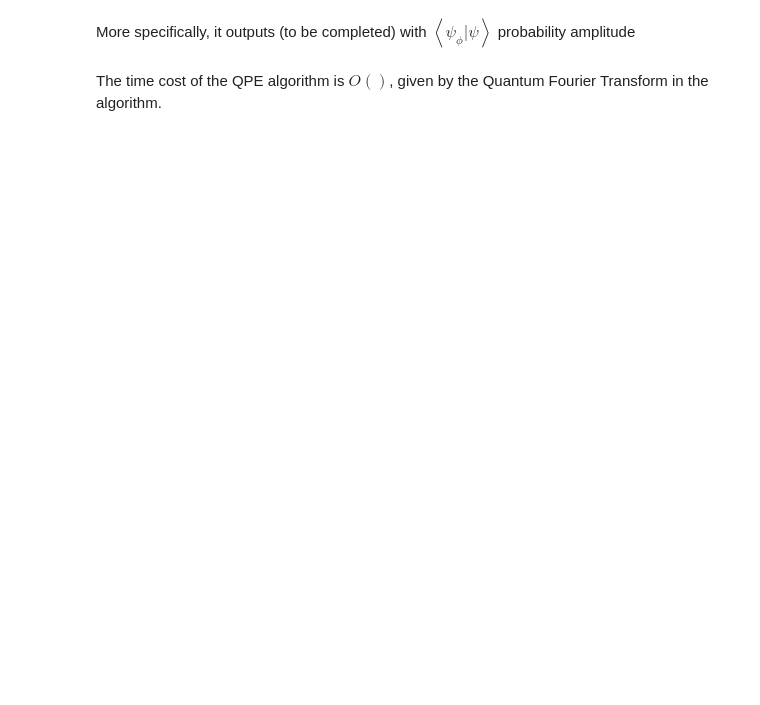
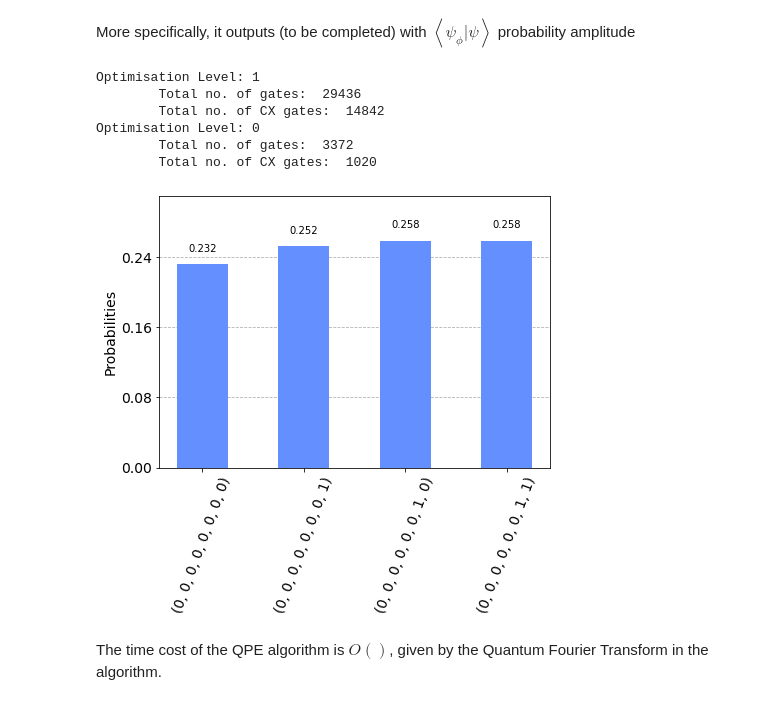
Before and after one commit to girogio/qalypso_2022_hackathon, a Jupyter notebook: Shor's Algorithm on Tket.ipynb, the cells around one changed output. Cells and saved outputs as stored; diff of their text form; code cells hidden in the pictures; blank space fills up the shorter version.

```diff
--- a/Shor's Algorithm on Tket.ipynb
+++ b/Shor's Algorithm on Tket.ipynb
@@ -362,0 +200,23 @@ $$
+# %%
+def c_amod15(a, power):
+    """Controlled multiplication by a mod 15"""
+    if a not in [2,4,7,8,11,13]:
+        raise ValueError("'a' must be 2,4,7,8,11 or 13")
+    U = Circuit(4, name="%i^%i mod 15" % (a, power))
+    for iteration in range(power):
+        if a in [2,13]:
+            U.SWAP(0,1)
+            U.SWAP(1,2)
+            U.SWAP(2,3)
+        if a in [7,8]:
+            U.SWAP(2,3)
+            U.SWAP(1,2)
+            U.SWAP(0,1)
+        if a in [4, 11]:
+            U.SWAP(1,3)
+            U.SWAP(0,2)
+        if a in [7,11,13]:
+            for q in range(4):
+                U.X(q)
+
+    return  QControlBox(CircBox(U), 1)
@@ -371,4 +284,25 @@ Here is the circuit:
 # %% [markdown]
 More specifically, it outputs (to be completed) with $\left< \psi_{\phi} | \psi \right>$ probability amplitude
+# %%
+b = AerBackend()                            # connect to the backend
+compiled = b.get_compiled_circuit(qc, optimisation_level=1)
+print("Optimisation Level: 1")
+print("\tTotal no. of gates: ", compiled.n_gates)
+print("\tTotal no. of CX gates: ", compiled.n_gates_of_type(OpType.CX))
+compiled = b.get_compiled_circuit(qc, optimisation_level=0)
+print("Optimisation Level: 0")
+print("\tTotal no. of gates: ", compiled.n_gates)
+print("\tTotal no. of CX gates: ", compiled.n_gates_of_type(OpType.CX))
+handle = b.process_circuit(compiled, 500)
+counts = b.get_result(handle).get_counts()
+plot_histogram(counts)
+# %% [output]
+Optimisation Level: 1
+        Total no. of gates:  29436
+        Total no. of CX gates:  14842
+Optimisation Level: 0
+        Total no. of gates:  3372
+        Total no. of CX gates:  1020
+[figure, added]
 # %% [markdown]
 The time cost of the QPE algorithm is $O()$, given by the Quantum Fourier Transform in the algorithm.
```
Also changed, not shown: parts of 17 cells of this notebook, 1 other file.
